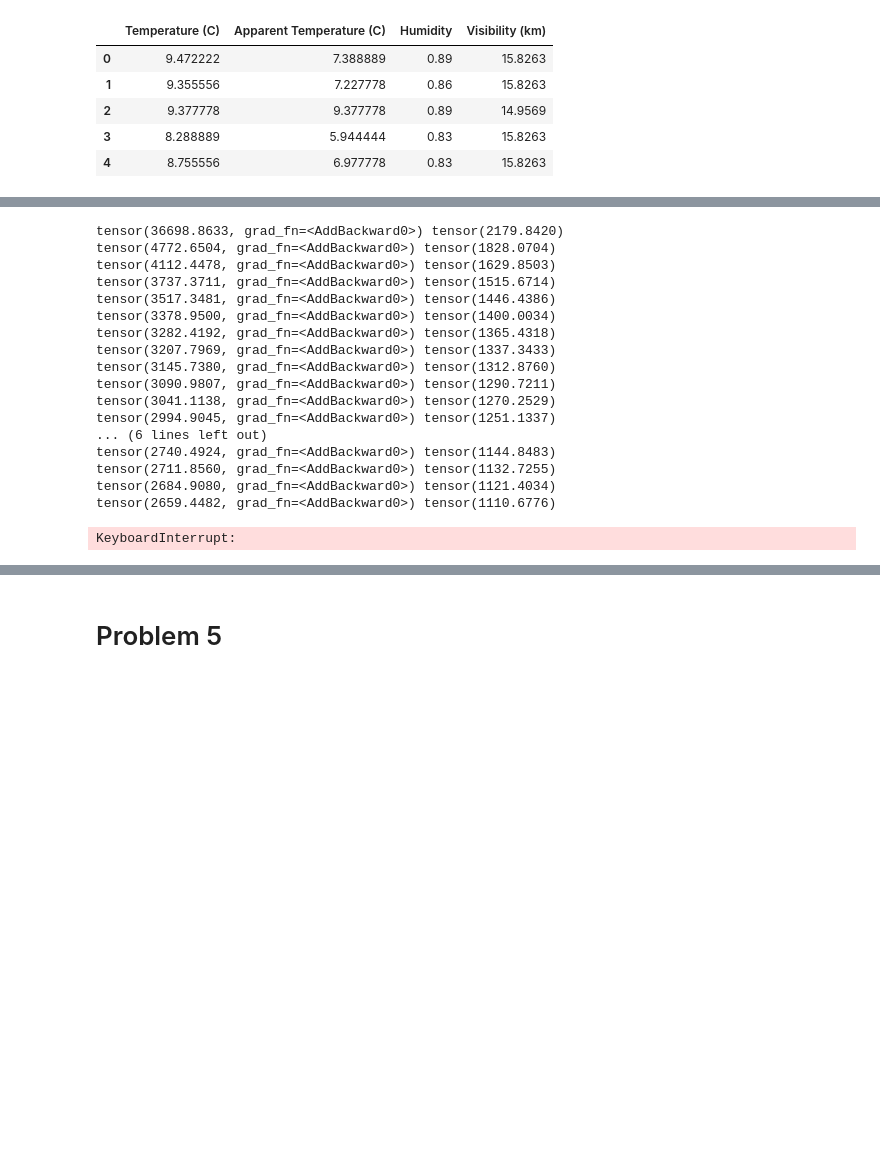
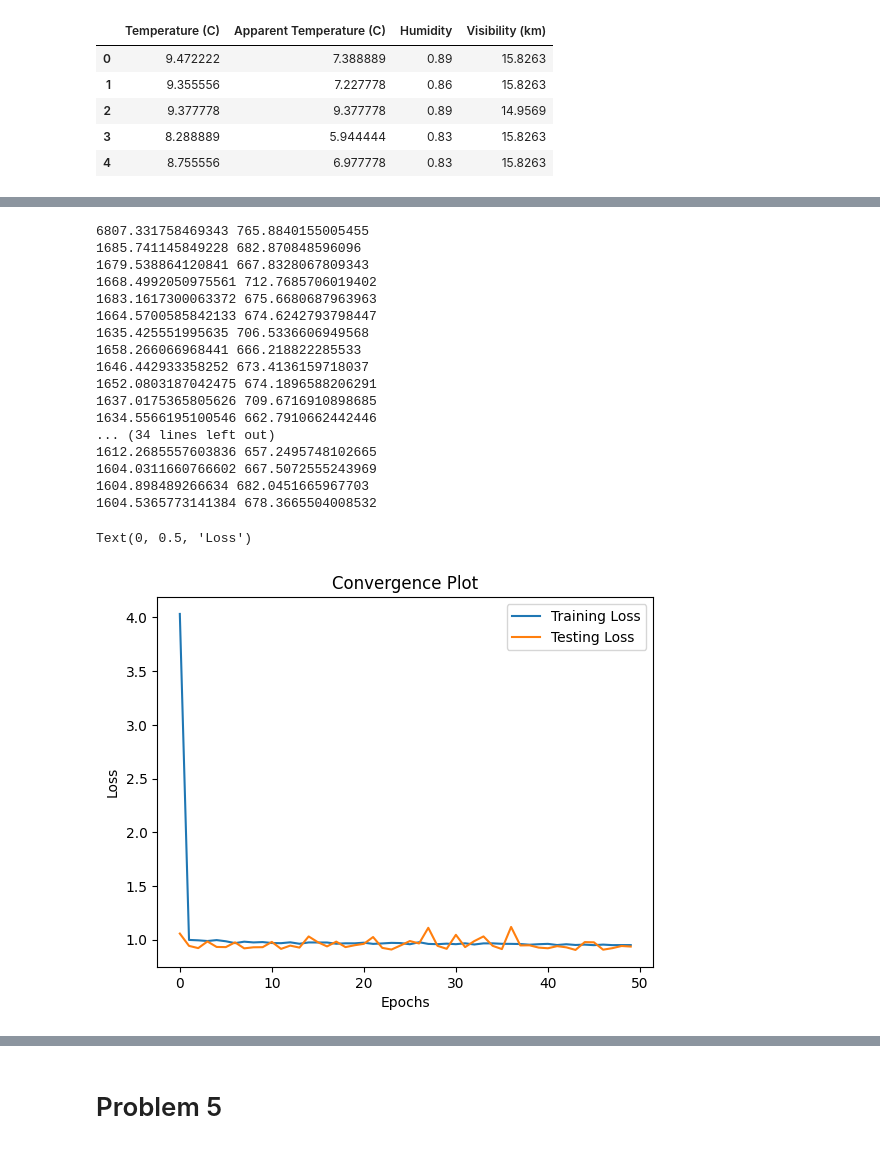
Before and after one commit to omiksave/MAE551, a Jupyter notebook: HW2.ipynb, the cells around one changed output, grey strips where cells are left out. Cells and saved outputs as stored; diff of their text form; code cells hidden in the pictures; blank space fills up the shorter version.

```diff
--- a/HW2.ipynb
+++ b/HW2.ipynb
@@ -67,43 +104,57 @@ model = NN()
 # %%
-optimizer = torch.optim.SGD(model.parameters(),lr=0.00001)
+# Use the SGD optimizer
+optimizer = torch.optim.Adam(model.parameters(),lr=0.01)
 # %%
-train_history = []
-test_history = []
-for epoch in range(50):
-    train_losx = 0
-    test_losx = 0
-    train_itr = 0
+# Run Model
+train_history = [] # Save training loss
+test_history = [] # Save testing loss
+for epoch in range(50): # Run for 50 epochs
+    train_losx = 0 #Total loss in 1 epoch training
+    test_losx = 0 #Total loss in 1 epoch testing
+    train_itr = 0 #Total iterations in 1 epoch
     test_itr = 0
     for batch in train_dl:
-        loss = model.training_step(batch)
-        train_losx +=loss
+        optimizer.zero_grad()
+        loss = model.training_step(batch) # Make training predictions
+        train_losx +=loss.item() #Cumulate loss
         loss.backward()
         optimizer.step()
-        optimizer.zero_grad()
         train_itr +=1
     for batch in test_dl:
         result = model.val_step(batch)
-        test_losx +=result
+        test_losx +=result.item()
         test_itr +=1
     print(train_losx,test_losx)
-    train_history.append(train_losx/train_itr)
+    train_history.append(train_losx/train_itr) # Save loss per epoch
     test_history.append(test_losx/test_itr)
 # %% [output]
-tensor(36698.8633, grad_fn=<AddBackward0>) tensor(2179.8420)
-tensor(4772.6504, grad_fn=<AddBackward0>) tensor(1828.0704)
-tensor(4112.4478, grad_fn=<AddBackward0>) tensor(1629.8503)
-tensor(3737.3711, grad_fn=<AddBackward0>) tensor(1515.6714)
-tensor(3517.3481, grad_fn=<AddBackward0>) tensor(1446.4386)
-tensor(3378.9500, grad_fn=<AddBackward0>) tensor(1400.0034)
-tensor(3282.4192, grad_fn=<AddBackward0>) tensor(1365.4318)
-tensor(3207.7969, grad_fn=<AddBackward0>) tensor(1337.3433)
-tensor(3145.7380, grad_fn=<AddBackward0>) tensor(1312.8760)
-tensor(3090.9807, grad_fn=<AddBackward0>) tensor(1290.7211)
-tensor(3041.1138, grad_fn=<AddBackward0>) tensor(1270.2529)
-tensor(2994.9045, grad_fn=<AddBackward0>) tensor(1251.1337)
-... (6 lines left out)
-tensor(2740.4924, grad_fn=<AddBackward0>) tensor(1144.8483)
-tensor(2711.8560, grad_fn=<AddBackward0>) tensor(1132.7255)
-tensor(2684.9080, grad_fn=<AddBackward0>) tensor(1121.4034)
-tensor(2659.4482, grad_fn=<AddBackward0>) tensor(1110.6776)
+6807.331758469343 765.8840155005455
+1685.741145849228 682.870848596096
+1679.538864120841 667.8328067809343
+1668.4992050975561 712.7685706019402
+1683.1617300063372 675.6680687963963
+1664.5700585842133 674.6242793798447
+1635.425551995635 706.5336606949568
+1658.266066968441 666.218822285533
+1646.442933358252 673.4136159718037
+1652.0803187042475 674.1896588206291
+1637.0175365805626 709.6716910898685
+1634.5566195100546 662.7910662442446
+... (34 lines left out)
+1612.2685557603836 657.2495748102665
+1604.0311660766602 667.5072555243969
+1604.898489266634 682.0451665967703
+1604.5365773141384 678.3665504008532
-KeyboardInterrupt:
+# %%
+# Plot training vs testing loss
+import matplotlib.pyplot as plt
+plt.figure()
+plt.plot(train_history)
+plt.plot(test_history)
+plt.legend(['Training Loss','Testing Loss'])
+plt.title('Convergence Plot')
+plt.xlabel('Epochs')
+plt.ylabel('Loss')
+# %% [output]
+Text(0, 0.5, 'Loss')
+[figure, added]
```
Also changed, not shown: parts of 68 cells of this notebook.
